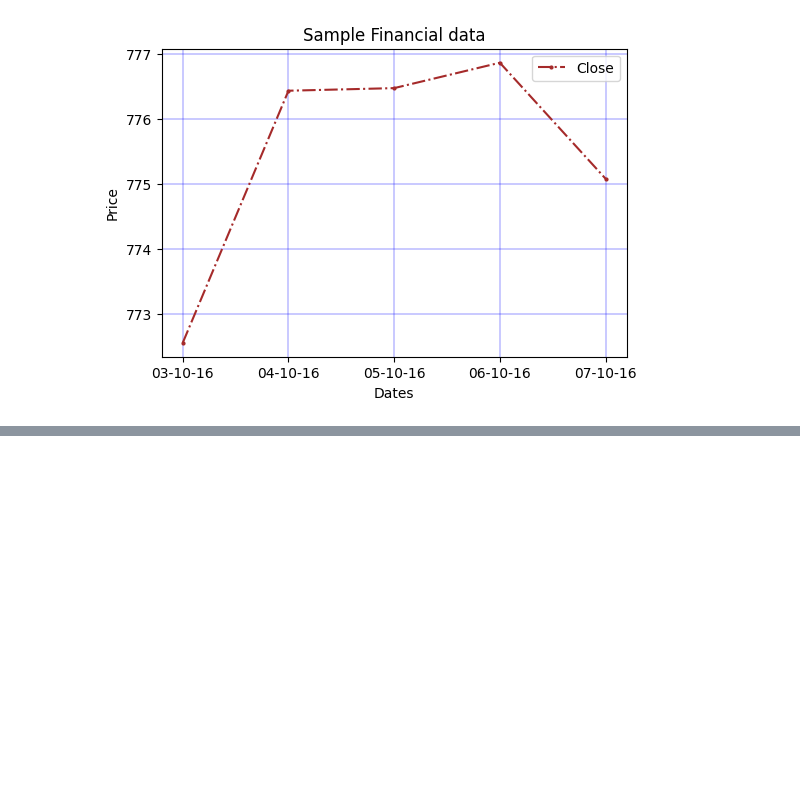
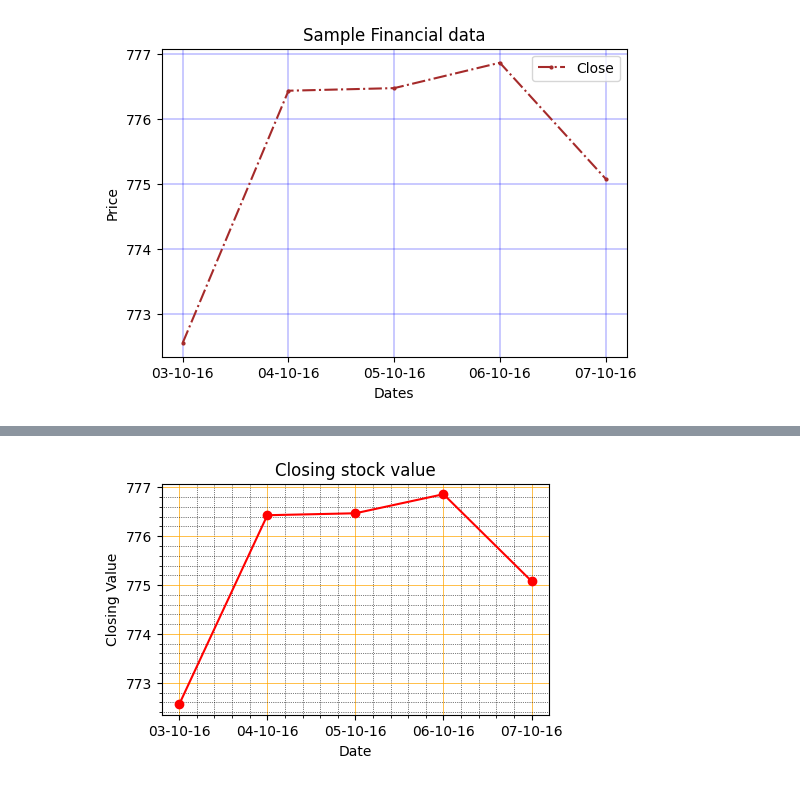
Before and after one commit to Ankitha8105/Python_Libraries, a Jupyter notebook: Matplotlib/linegraph.ipynb, the cells around one changed output, grey strips where cells are left out. Drawn from its saved outputs; the diff is of its cells as text; code cells hidden in the pictures; blank space fills up the shorter version.

Commit message:
[Ankitha] Modified:  python program to display the grid and draw line charts of the closing value of Alphabet Inc. between October 3, 2016 to October 7, 2016

```diff
--- a/Matplotlib/linegraph.ipynb
+++ b/Matplotlib/linegraph.ipynb
@@ -495,0 +498,37 @@ if __name__ == "__main__":
+# %%
+log = logger.logger_init('Q4')
+from matplotlib.dates import date2num
+import datetime as DT
+
+def display_grids():
+    """
+    Description :
+        This function is used to display the grid and draw line charts of the closing value of
+        Alphabet Inc. between October 3, 2016 to October 7, 2016.
+    Return :
+        It returns line of given values
+    """
+
+    data = pd.read_csv('fdata.csv')
+    fig = plt.figure(figsize=(5,3))
+
+    plt.plot(data.Date,data.Close,'r-o')
+    plt.xlabel('Date')
+    plt.ylabel('Closing Value')
+    plt.title('Closing stock value')
+
+    plt.minorticks_on()
+    plt.grid(which='major', linestyle='-', linewidth='0.5', color='orange')
+    plt.grid(which='minor', linestyle=':', linewidth='0.5', color='black')
+
+    plt.show()
+
+
+def main():
+    display_grids()
+
+
+if __name__ == "__main__":
+    main()
+# %% [output]
+[figure, added]
```
Also changed, not shown: parts of 2 cells of this notebook.
